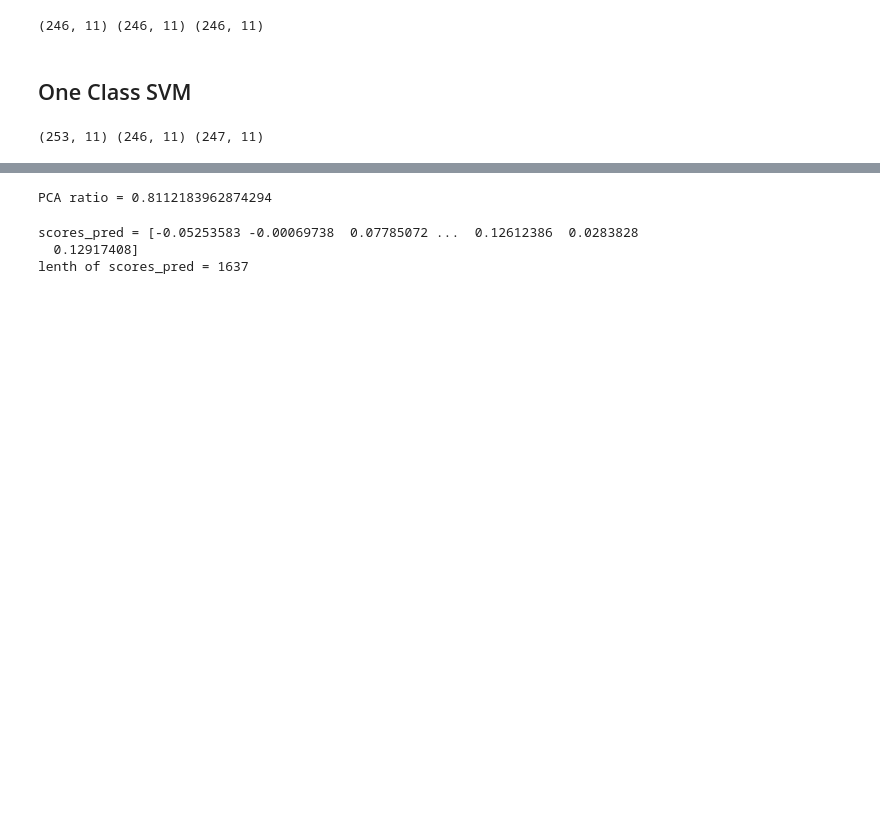
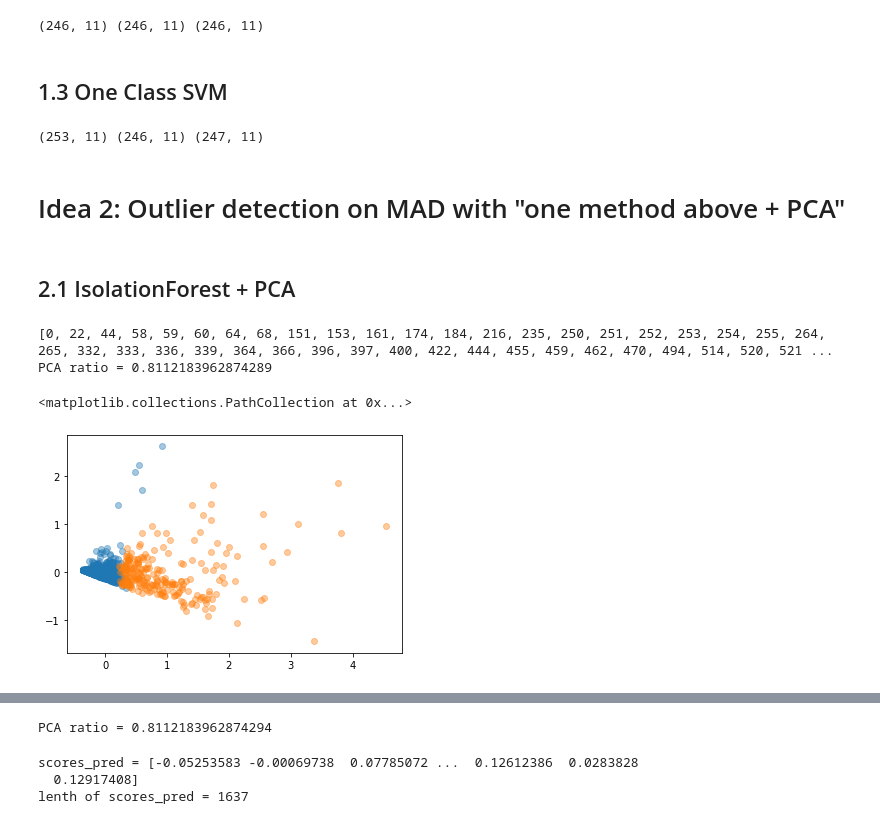
Before and after one commit to Ziqing-WU/AML-Outlier-BE, a Jupyter notebook: BE-hs.ipynb, the cells around one changed output, grey strips where cells are left out. Saved outputs shown, nothing was run; the diff lists cells and outputs as text; code cells hidden in the pictures; blank space fills up the shorter version.

Commit message:
methods + PCA

```diff
--- a/BE-hs.ipynb
+++ b/BE-hs.ipynb
@@ -130,0 +146,17 @@ std_per_window
+# %%
+from sklearn.ensemble import IsolationForest
+
+ilf = IsolationForest(behaviour='new', n_estimators=100, max_samples=8, contamination=0.15)
+
+# feature selection unsupervised
+X_cols = ['p9','p10','p11']
+
+# train
+ilf.fit(mad_per_window[X_cols])
+
+# prediction
+ilf_mad_pred = ilf.predict(mad_per_window[X_cols])
+
+mad_per_window_outlier_1 = mad_per_window[ilf_mad_pred == -1]
+
+mad_per_window_outlier_1.shape
@@ -221,7 +255,7 @@ print(mean_per_window_outlier_2.shape, mad_per_window_outlier_2.shape, std_per_w
 # %% [output]
 (246, 11) (246, 11) (246, 11)
 # %% [markdown]
-## One Class SVM
+##  1.3 One Class SVM
 # %%
 ##### One Class SVM
 
@@ -259,3 +293,42 @@ std_per_window_outlier_3
 print(mean_per_window_outlier_3.shape, mad_per_window_outlier_3.shape, std_per_window_outlier_3.shape)
 # %% [output]
 (253, 11) (246, 11) (247, 11)
+# %% [markdown]
+# Idea 2: Outlier detection on MAD with "one method above + PCA"
+# %% [markdown]
+## 2.1  IsolationForest + PCA
+# %%
+##### Isolation Forest + PCA
+from sklearn.ensemble import IsolationForest
+from sklearn.decomposition import PCA
+
+iso = IsolationForest(behaviour='new', n_estimators=100, max_samples=8, contamination=0.15)
+
+## mad_per_window
+iso_mad_pred = iso.fit_predict(mad_per_window)
+
+mad_per_window_normal_11 = mad_per_window[iso_mad_pred == 1]
+mad_per_window_outlier_11 = mad_per_window[iso_mad_pred == -1]
+
+# print(list(enumerate(ilf_mad_pred)))
+index = [i for i,x in enumerate(ilf_mad_pred) if x==-1]
+print(index)
+
+## PCA dimensionality reduction on 'mad_per_window'
+pca = PCA(n_components = 2)
+pca.fit(mad_per_window)
+X = pca.transform(mad_per_window)
+print(f'PCA ratio = {sum(pca.explained_variance_ratio_)}')
+
+index_all = np.arange(len(mad_per_window))
+# print(index_window)
+index_without_outlier = np.setdiff1d(index_all, index)
+
+plt.figure()
+plt.scatter(X[index_without_outlier][:,0], X[index_without_outlier][:,1], alpha=.4)
+plt.scatter(X[index][:,0],X[index][:,1], alpha=.4)
+# %% [output]
+[0, 22, 44, 58, 59, 60, 64, 68, 151, 153, 161, 174, 184, 216, 235, 250, 251, 252, 253, 254, 255, 264, 265, 332, 333, 336, 339, 364, 366, 396, 397, 400, 422, 444, 455, 459, 462, 470, 494, 514, 520, 521 ...
+PCA ratio = 0.8112183962874289
+<matplotlib.collections.PathCollection at 0x...>
+[figure, added]
```
Also changed, not shown: parts of 18 cells of this notebook.
